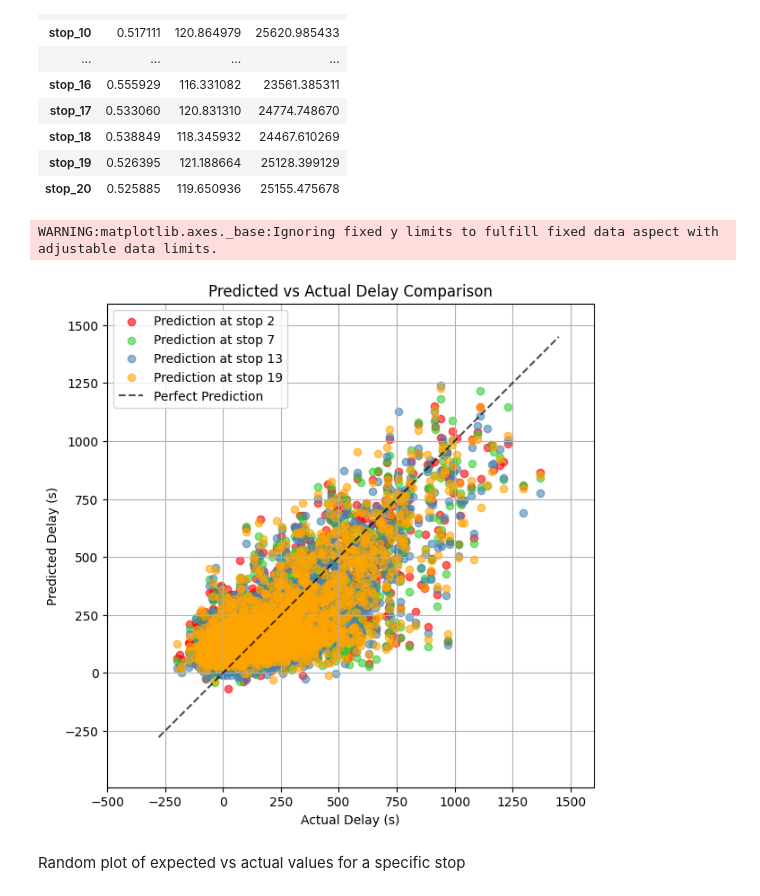
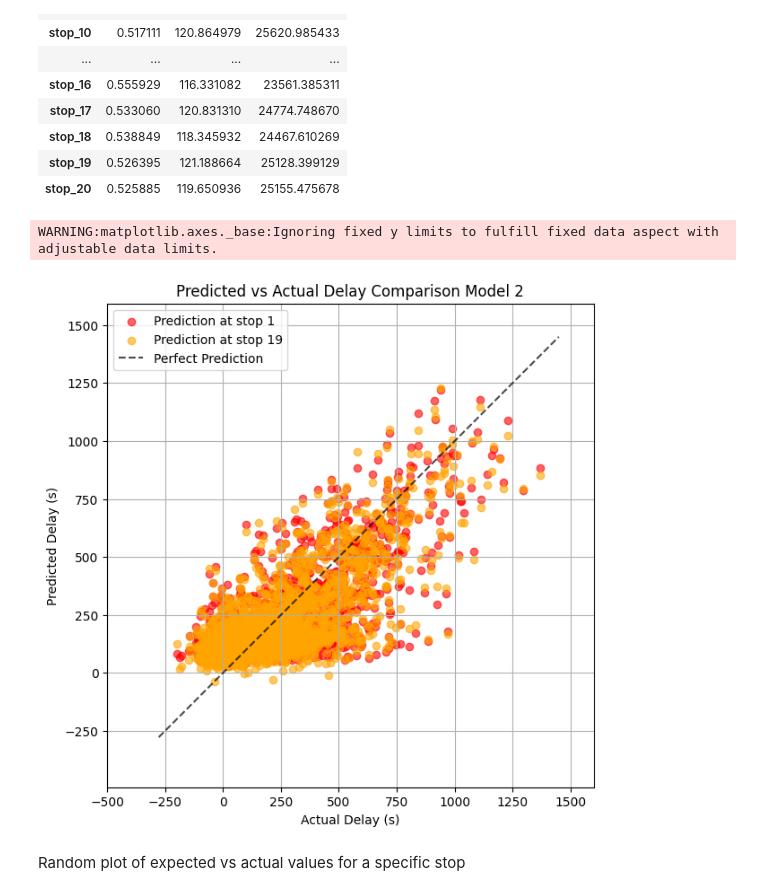
Before and after one commit to Gioalf/AH2179, a Jupyter notebook: project/AIprojectGioAlf.ipynb, the cells around one changed output. Saved outputs shown, nothing was run; the diff lists cells and outputs as text; code cells hidden in the pictures.

```diff
--- a/project/AIprojectGioAlf.ipynb
+++ b/project/AIprojectGioAlf.ipynb
@@ -761,41 +700,41 @@ import numpy as np
 plt.figure(figsize=(7,7))
 
 # Scatter 0
-plt.scatter(test_train2['stop_2']['y_test'], predictions2['stop_2'], alpha=0.6, label='Prediction at stop 2', color='red')
+plt.scatter(test_train2['stop_1']['y_test'], predictions2['stop_1'], alpha=0.6, label='Prediction at stop 1', color='red')
 
-# Scatter 1
-plt.scatter(test_train2['stop_7']['y_test'], predictions2['stop_7'], alpha=0.6, label='Prediction at stop 7', color='limegreen')
+# # Scatter 1
+# plt.scatter(test_train2['stop_7']['y_test'], predictions2['stop_7'], alpha=0.6, label='Prediction at stop 7', color='limegreen')
 
-# Scatter 2
-plt.scatter(test_train2['stop_13']['y_test'], predictions2['stop_14'], alpha=0.6, label='Prediction at stop 13', color='steelblue')
+# # Scatter 2
+# plt.scatter(test_train2['stop_13']['y_test'], predictions2['stop_14'], alpha=0.6, label='Prediction at stop 13', color='steelblue')
 
 # Scatter 3
 plt.scatter(test_train2['stop_19']['y_test'], predictions2['stop_19'], alpha=0.6, label='Prediction at stop 19', color='orange')
 
 
 # Diagonal line (perfect prediction)
 lims = [
     np.min([plt.xlim()[0], plt.ylim()[0]]),
     np.max([plt.xlim()[1], plt.ylim()[1]])
 ]
 plt.plot(lims, lims, 'k--', alpha=0.7, label='Perfect Prediction')
 
 # Labels, legend, limits
 plt.xlabel('Actual Delay (s)')
 plt.ylabel('Predicted Delay (s)')
-plt.title('Predicted vs Actual Delay Comparison')
+plt.title('Predicted vs Actual Delay Comparison Model 2')
 plt.legend()
 plt.grid(True)
 plt.axis('equal')
 
 # Limit axes
 plt.xlim(-500, 1600)
 plt.ylim(-500, 1600)
 
 plt.show()
 # %% [output]
 WARNING:matplotlib.axes._base:Ignoring fixed y limits to fulfill fixed data aspect with adjustable data limits.
-[figure, old version]
+[figure, new version]
 # %% [markdown]
 Random plot of expected vs actual values for a specific stop
 # %%
```
Also changed, not shown: parts of 13 cells of this notebook.
